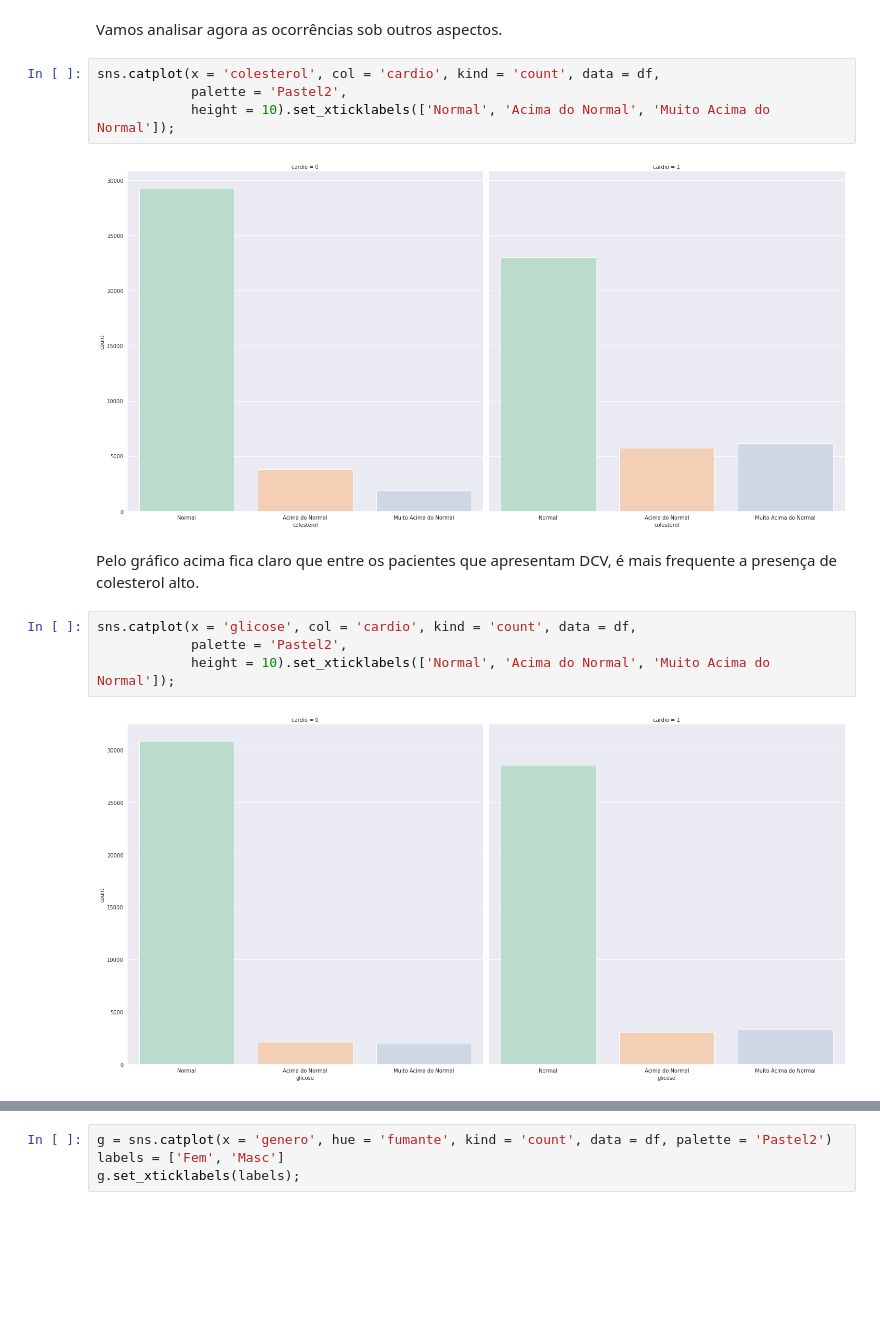
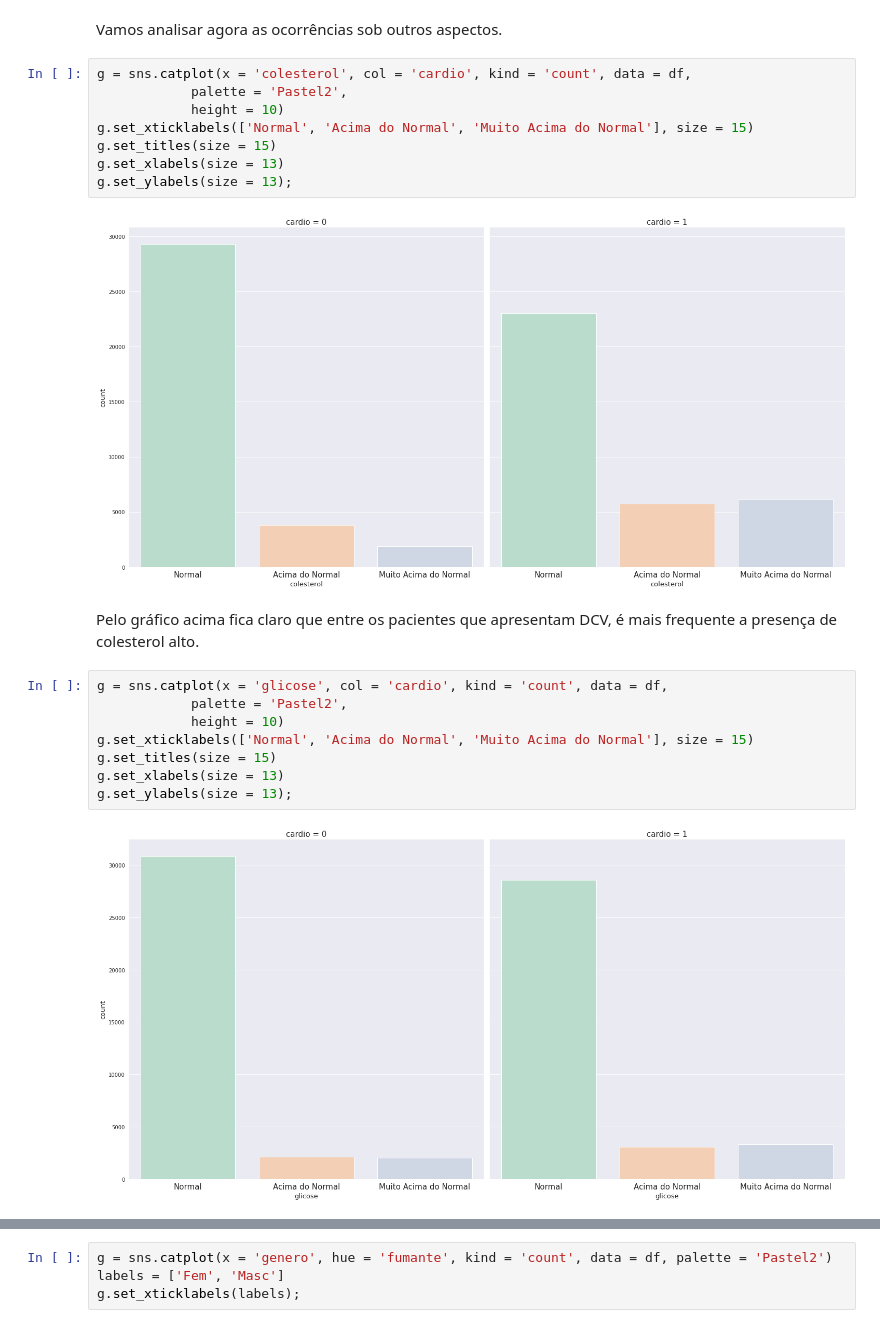
Before and after one commit to Caiogcosta/Portfolio, a Jupyter notebook: Doenças Cardiovasculares.ipynb, the cells around one changed output, grey strips where cells are left out. Drawn from its saved outputs; the diff is of its cells as text; blank space fills up the shorter version.

```diff
--- a/Doenças Cardiovasculares.ipynb
+++ b/Doenças Cardiovasculares.ipynb
@@ -199,17 +243,25 @@ A tendẽncia se observa tanto entre os homens como entre as mulheres, porém en
 # %% [markdown]
 Vamos analisar agora as ocorrências sob outros aspectos.
 # %%
-sns.catplot(x = 'colesterol', col = 'cardio', kind = 'count', data = df,
+g = sns.catplot(x = 'colesterol', col = 'cardio', kind = 'count', data = df,
             palette = 'Pastel2',
-            height = 10).set_xticklabels(['Normal', 'Acima do Normal', 'Muito Acima do Normal']);
+            height = 10)
+g.set_xticklabels(['Normal', 'Acima do Normal', 'Muito Acima do Normal'], size = 15)
+g.set_titles(size = 15)
+g.set_xlabels(size = 13)
+g.set_ylabels(size = 13);
 # %% [output]
-[figure, old version]
+[figure, new version]
 # %% [markdown]
 Pelo gráfico acima fica claro que entre os pacientes que apresentam DCV, é mais frequente a presença de colesterol alto.
 # %%
-sns.catplot(x = 'glicose', col = 'cardio', kind = 'count', data = df,
+g = sns.catplot(x = 'glicose', col = 'cardio', kind = 'count', data = df,
             palette = 'Pastel2',
-            height = 10).set_xticklabels(['Normal', 'Acima do Normal', 'Muito Acima do Normal']);
+            height = 10)
+g.set_xticklabels(['Normal', 'Acima do Normal', 'Muito Acima do Normal'], size = 15)
+g.set_titles(size = 15)
+g.set_xlabels(size = 13)
+g.set_ylabels(size = 13);
 # %% [output]
-[figure, old version]
+[figure, new version]
 # %%
```
Also changed, not shown: parts of 61 cells of this notebook.
